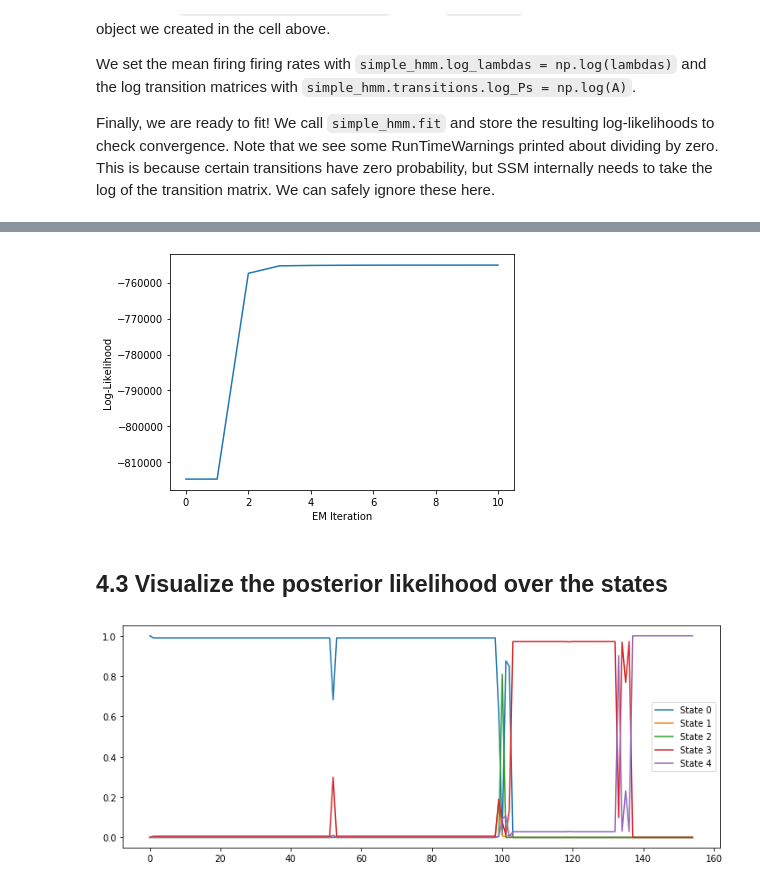
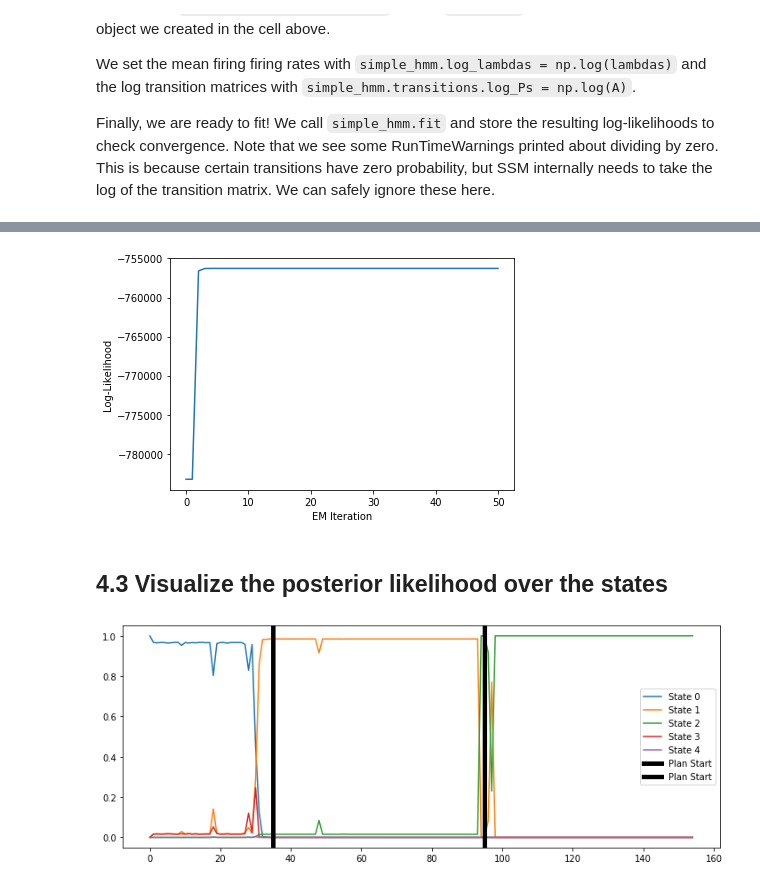
Before and after one commit to pnickl/ssm, a Jupyter notebook: notebooks/Poisson HMM Demo.ipynb, the cells around one changed output, grey strips where cells are left out. Saved outputs shown, nothing was run; the diff lists cells and outputs as text; code cells hidden in the pictures.

```diff
--- a/notebooks/Poisson HMM Demo.ipynb
+++ b/notebooks/Poisson HMM Demo.ipynb
@@ -133,12 +133,31 @@ def format_spikes(FR, idx):
 
         # remove columns which contain NaNs
         idx_keep = np.invert(np.any(np.isnan(spikes_cur), axis=0))
-        spikes_cur = spikes_cur[:,idx_keep]
+        spikes_truncated = spikes_cur[:,idx_keep]
 
         # Transpose the data for passing to SSM fit function
         # To use the Poisson observation model, we must also
         # convert our arrays to be integer types.
-        datas.append(np.asarray(spikes_cur.T, dtype=int))
+        spikes_truncated = np.asarray(spikes_truncated.T, dtype=int)
+
+        # Find the index corresponding to the time when the target
+        # came on.
+        nan_idx = list(np.where(np.any(np.isnan(spikes_cur), axis=0))[0])
+        if not nan_idx == []:
+            start_offset = len([x for x in base_idx if x in nan_idx])
+            end_offset = len([x for x in move_idx if x in nan_idx])
+        else:
+            start_offset = 0
+            end_offset = 0
+
+        target_on_idx = plan_idx[0] - start_offset
+        go_cue_idx = move_idx[0] + end_offset
+
+        datas.append({"idx": i,
+                      "target_on_idx": target_on_idx,
+                      "go_cue_idx": go_cue_idx,
+                      "spikes": spikes_truncated
+                     })
     return datas
 # %% [markdown]
 **Separate train and test**
@@ -250,7 +269,7 @@ Where $K$ is the number of discrete states, and $N$ is the dimensensionality of
 To fit our HMM to the training data, we call `HMM.fit(train_trials, masks=train_masks)`
 # %%
 num_states = 5
-num_neurons = train_datas[0].shape[1]
+num_neurons = train_datas[0]["spikes"].shape[1]
 
 # Manually set the initial state distribution
 init_dist = ssm.init_state_distns.FixedInitialStateDistribution(num_states,
@@ -296,7 +315,7 @@ We set the mean firing firing rates with `simple_hmm.log_lambdas = np.log(lambda
 
 Finally, we are ready to fit! We call `simple_hmm.fit` and store the resulting log-likelihoods to check convergence. Note that we see some RunTimeWarnings printed about dividing by zero. This is because certain transitions have zero probability, but SSM internally needs to take the log of the transition matrix. We can safely ignore these here.
 # %%
-np.random.seed(seed=123)
+# np.random.seed(seed=123)
 
 # Create our HMM
 simple_hmm = ssm.HMM(num_states,
@@ -308,7 +327,7 @@ simple_hmm = ssm.HMM(num_states,
 
 simple_hmm.log_lambdas = np.log(lambdas)
 simple_hmm.transitions.log_Ps = np.log(A)
-lls = simple_hmm.fit(train_datas, method='em', num_iters=10)
+lls = simple_hmm.fit([data["spikes"] for data in train_datas], method='em', num_iters=50)
 # %% [output]
 [interactive output not drawn]
 # %%
@@ -318,19 +337,32 @@ plt.xlabel("EM Iteration")
 plt.ylabel("Log-Likelihood")
 plt.tight_layout()
 # %% [output]
-[figure, old version]
+[figure, new version]
 # %% [markdown]
 ## 4.3 Visualize the posterior likelihood over the states
 # %%
 # get a random reach
-test_trial_spikes = np.random.choice(test_datas)
+rand_trial = np.random.choice(test_datas)
+test_trial_spikes = rand_trial["spikes"]
 posterior = simple_hmm.filter(test_trial_spikes)
 # %%
 # plot posterior of states for a single test trial
 plt.figure(figsize=(10, 4))
 for i in range(num_states):
     plt.plot(posterior[:,i], label="State %d" % i)
+
+# Add lines at target appearance and movement onset
+plt.axvline(x=rand_trial["target_on_idx"],
+            color='black',
+            linewidth=5,
+            label='Plan Start')
+
+plt.axvline(x=rand_trial["go_cue_idx"],
+            color='black',
+            linewidth=5,
+            label='Plan Start')
+
 plt.legend()
 plt.tight_layout()
 # %% [output]
-[figure, old version]
+[figure, new version]
```
Also changed, not shown: parts of 2 cells of this notebook.
